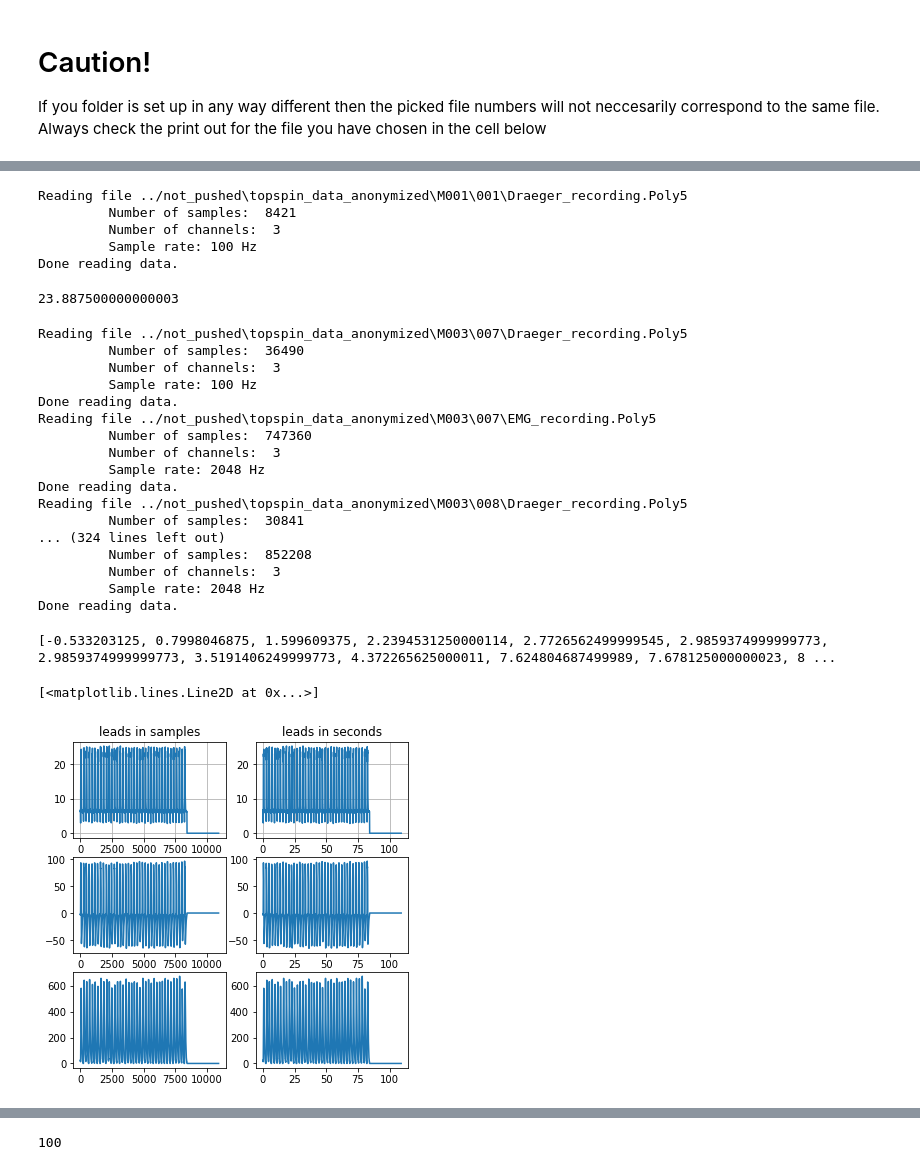
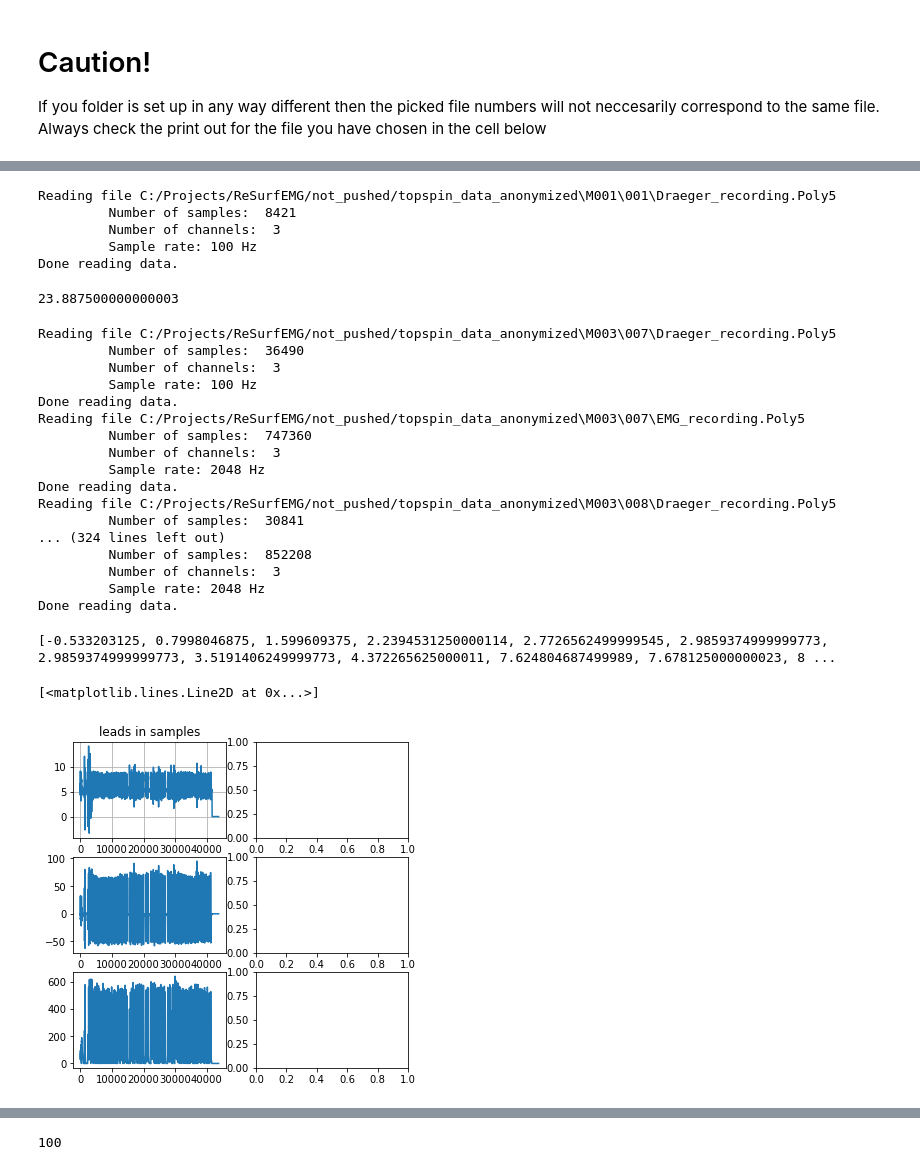
Before and after one commit to ReSurfEMG/ReSurfEMG, a Jupyter notebook: open_work/array_time_matching.ipynb, the cells around one changed output, grey strips where cells are left out. Cells and saved outputs as stored; diff of their text form; code cells hidden in the pictures.

```diff
--- a/open_work/array_time_matching.ipynb
+++ b/open_work/array_time_matching.ipynb
@@ -35,6 +38,9 @@ import resurfemg.helper_functions as hf
 
 sys.path.insert(0, '../resurfemg')
 import helper_functions as hf
+from config import Config
+
+config = Config()
 # %% [markdown]
 # Set a collection place for experiments
 # %%
@@ -49,3 +53,5 @@ root_emg_directory = os.path.join('../not_pushed','topspin_data_anonymized')
+# %%
+root_emg_directory = config.get_directory('root_emg_directory')
 # %%
 emg_pattern = os.path.join(root_emg_directory, '**/*.Poly5')
 emg_and_draeger_files = glob.glob(emg_pattern, recursive=True)
@@ -112,7 +118,7 @@ for i in range(len(data_drag_samples[0])):
     d_converted_to_seconds.append(i/drag_sample_rate)
     d_converted_to_samples.append(i)
 # %% [output]
-Reading file ../not_pushed\topspin_data_anonymized\M001\001\Draeger_recording.Poly5
+Reading file C:/Projects/ReSurfEMG/not_pushed/topspin_data_anonymized\M001\001\Draeger_recording.Poly5
          Number of samples:  8421
          Number of channels:  3
          Sample rate: 100 Hz
@@ -148,17 +154,17 @@ for num in list(range(24)): #len(emg_files))):
     longer = (len(data_drag_samples[1])/100) - (len(data_samples[1])/2048)
     diff_start_list.append(longer)
 # %% [output]
-Reading file ../not_pushed\topspin_data_anonymized\M003\007\Draeger_recording.Poly5
+Reading file C:/Projects/ReSurfEMG/not_pushed/topspin_data_anonymized\M003\007\Draeger_recording.Poly5
          Number of samples:  36490
          Number of channels:  3
          Sample rate: 100 Hz
 Done reading data.
-Reading file ../not_pushed\topspin_data_anonymized\M003\007\EMG_recording.Poly5
+Reading file C:/Projects/ReSurfEMG/not_pushed/topspin_data_anonymized\M003\007\EMG_recording.Poly5
          Number of samples:  747360
          Number of channels:  3
          Sample rate: 2048 Hz
 Done reading data.
-Reading file ../not_pushed\topspin_data_anonymized\M003\008\Draeger_recording.Poly5
+Reading file C:/Projects/ReSurfEMG/not_pushed/topspin_data_anonymized\M003\008\Draeger_recording.Poly5
          Number of samples:  30841
 ... (324 lines left out)
          Number of samples:  852208
@@ -175,22 +181,23 @@ print(diff_list)
 # %%
 %matplotlib inline
 # set up plotn
 x = data_drag_samples
 fig, axis = plt.subplots(nrows = 3, ncols = 2, figsize=(6, 6))
 #ax.set_ylim([-4, 4])
 axis[0,0].grid(True)
 axis[0,0].plot(x[0])
 axis[0,0].set(title='leads in samples')
 axis[1,0].plot(x[1])
 axis[2,0].plot(x[2])
-axis[0,1].set(title='leads in seconds')
-axis[0,1].grid(True)
-axis[0,1].plot(d_converted_to_seconds,x[0])
-axis[1,1].plot(d_converted_to_seconds,x[1])
-axis[2,1].plot(d_converted_to_seconds,x[2])
+## below needs a rewrite
+# axis[0,1].set(title='leads in seconds')
+# axis[0,1].grid(True)
+# axis[0,1].plot(d_converted_to_seconds,x[0])
+# axis[1,1].plot(d_converted_to_seconds,x[1])
+# axis[2,1].plot(d_converted_to_seconds,x[2])
 # %% [output]
 [<matplotlib.lines.Line2D at 0x...>]
-[figure, old version]
+[figure, new version]
 # %%
 plt.plot(d_converted_to_seconds[6000:8000],x[0][6000:8000])
 # %% [output]
```
Also changed, not shown: parts of 61 cells of this notebook, 4 other files.
